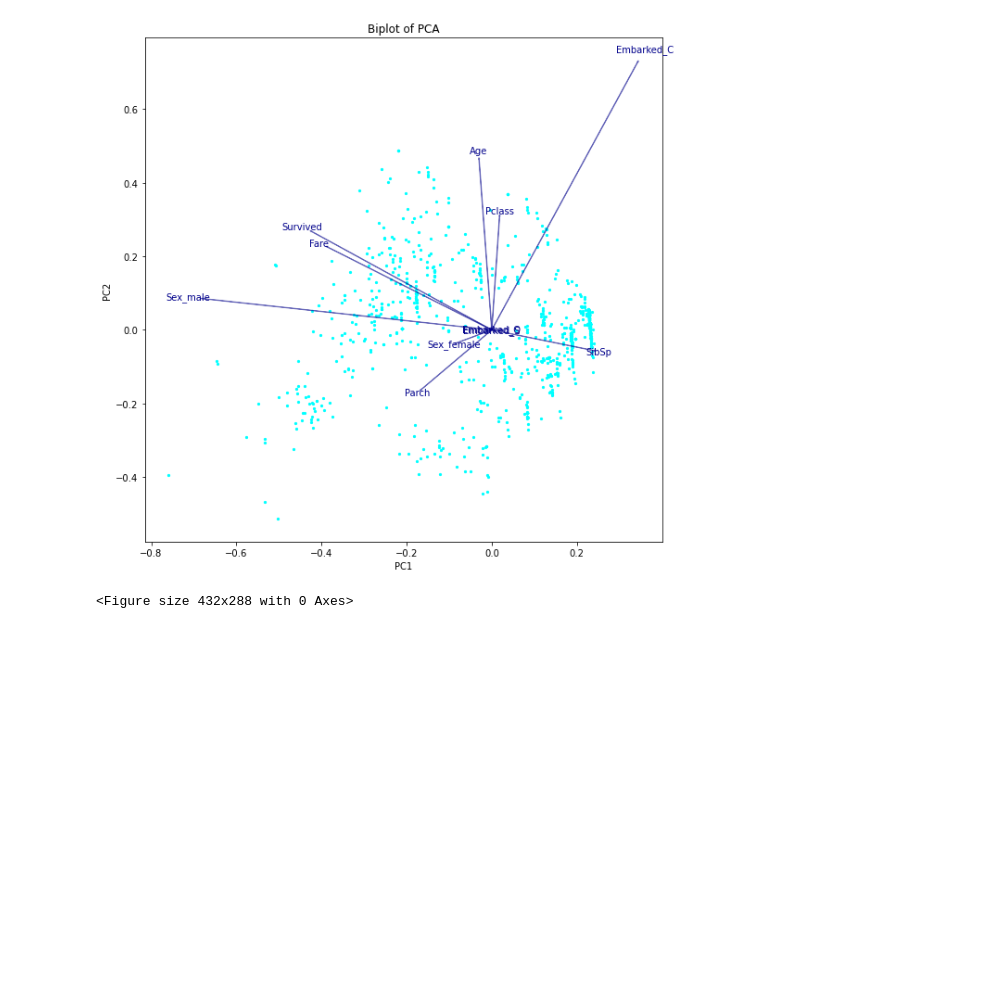
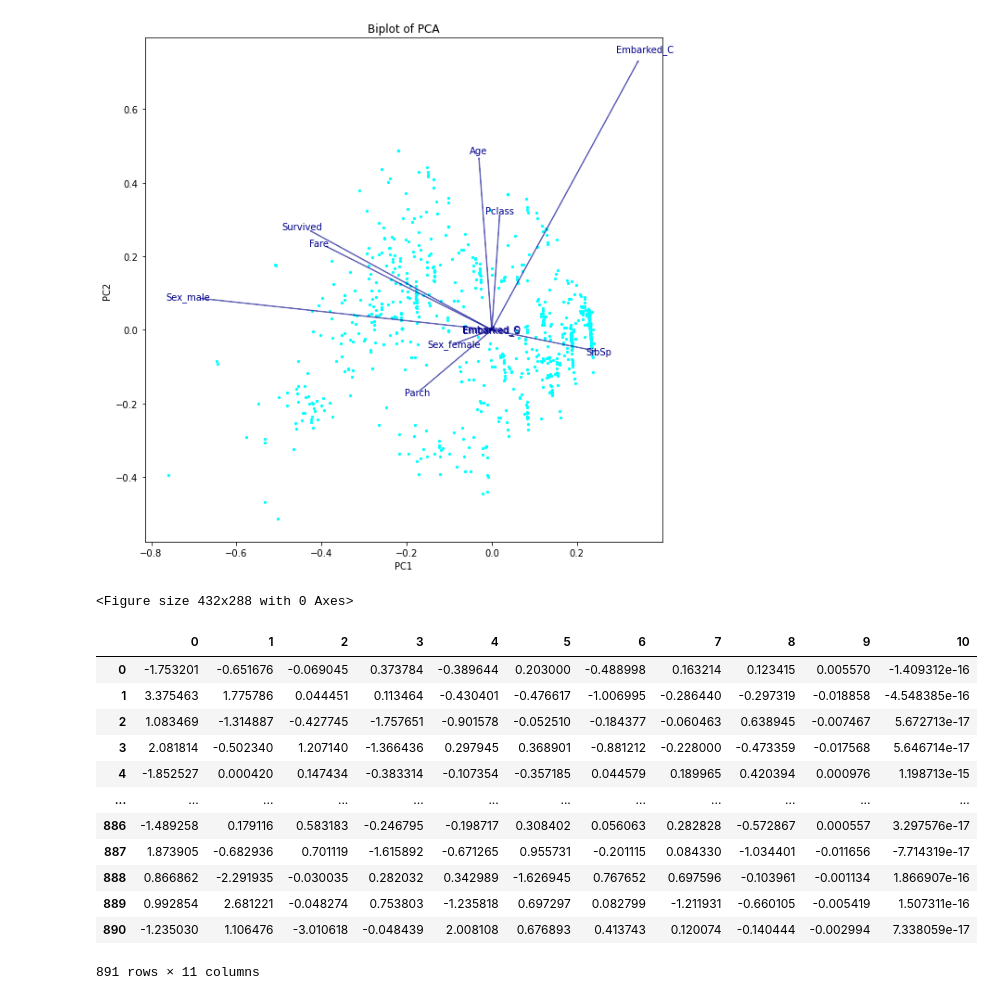
Before and after one commit to breko151/PREDICTIVE_MODELING, a Jupyter notebook: 2 - Preprocesamiento Básico.ipynb, the cells around one changed output. Saved outputs shown, nothing was run; the diff lists cells and outputs as text; code cells hidden in the pictures; blank space fills up the shorter version.

Commit message:
P2 Asignación 4 verificación de resultados

```diff
--- a/2 - Preprocesamiento Básico.ipynb
+++ b/2 - Preprocesamiento Básico.ipynb
@@ -292,3 +292,24 @@ biplot(pca_scores.to_numpy().T, eigenvectors.to_numpy(), df_new.columns.values)
 # %% [output]
 [figure]
 <Figure size 432x288 with 0 Axes>
+# %%
+# Se comprueban los resultados obtenidos con sklearn
+from sklearn.decomposition import PCA
+pca = PCA()
+sklearn_pca_scores = pca.fit_transform(df_new)
+# %%
+pd.DataFrame(sklearn_pca_scores)
+# %% [output]
+|  | 0 | 1 | 2 | 3 | 4 | 5 | 6 | 7 | 8 | 9 | 10 |
+| 0 | -1.753201 | -0.651676 | -0.069045 | 0.373784 | -0.389644 | 0.203000 | -0.488998 | 0.163214 | 0.123415 | 0.005570 | -1.409312e-16 |
+| 1 | 3.375463 | 1.775786 | 0.044451 | 0.113464 | -0.430401 | -0.476617 | -1.006995 | -0.286440 | -0.297319 | -0.018858 | -4.548385e-16 |
+| 2 | 1.083469 | -1.314887 | -0.427745 | -1.757651 | -0.901578 | -0.052510 | -0.184377 | -0.060463 | 0.638945 | -0.007467 | 5.672713e-17 |
+| 3 | 2.081814 | -0.502340 | 1.207140 | -1.366436 | 0.297945 | 0.368901 | -0.881212 | -0.228000 | -0.473359 | -0.017568 | 5.646714e-17 |
+| 4 | -1.852527 | 0.000420 | 0.147434 | -0.383314 | -0.107354 | -0.357185 | 0.044579 | 0.189965 | 0.420394 | 0.000976 | 1.198713e-15 |
+| ... | ... | ... | ... | ... | ... | ... | ... | ... | ... | ... | ... |
+| 886 | -1.489258 | 0.179116 | 0.583183 | -0.246795 | -0.198717 | 0.308402 | 0.056063 | 0.282828 | -0.572867 | 0.000557 | 3.297576e-17 |
+| 887 | 1.873905 | -0.682936 | 0.701119 | -1.615892 | -0.671265 | 0.955731 | -0.201115 | 0.084330 | -1.034401 | -0.011656 | -7.714319e-17 |
+| 888 | 0.866862 | -2.291935 | -0.030035 | 0.282032 | 0.342989 | -1.626945 | 0.767652 | 0.697596 | -0.103961 | -0.001134 | 1.866907e-16 |
+| 889 | 0.992854 | 2.681221 | -0.048274 | 0.753803 | -1.235818 | 0.697297 | 0.082799 | -1.211931 | -0.660105 | -0.005419 | 1.507311e-16 |
+| 890 | -1.235030 | 1.106476 | -3.010618 | -0.048439 | 2.008108 | 0.676893 | 0.413743 | 0.120074 | -0.140444 | -0.002994 | 7.338059e-17 |
+891 rows × 11 columns
```
Also changed, not shown: parts of 1 cell of this notebook.
